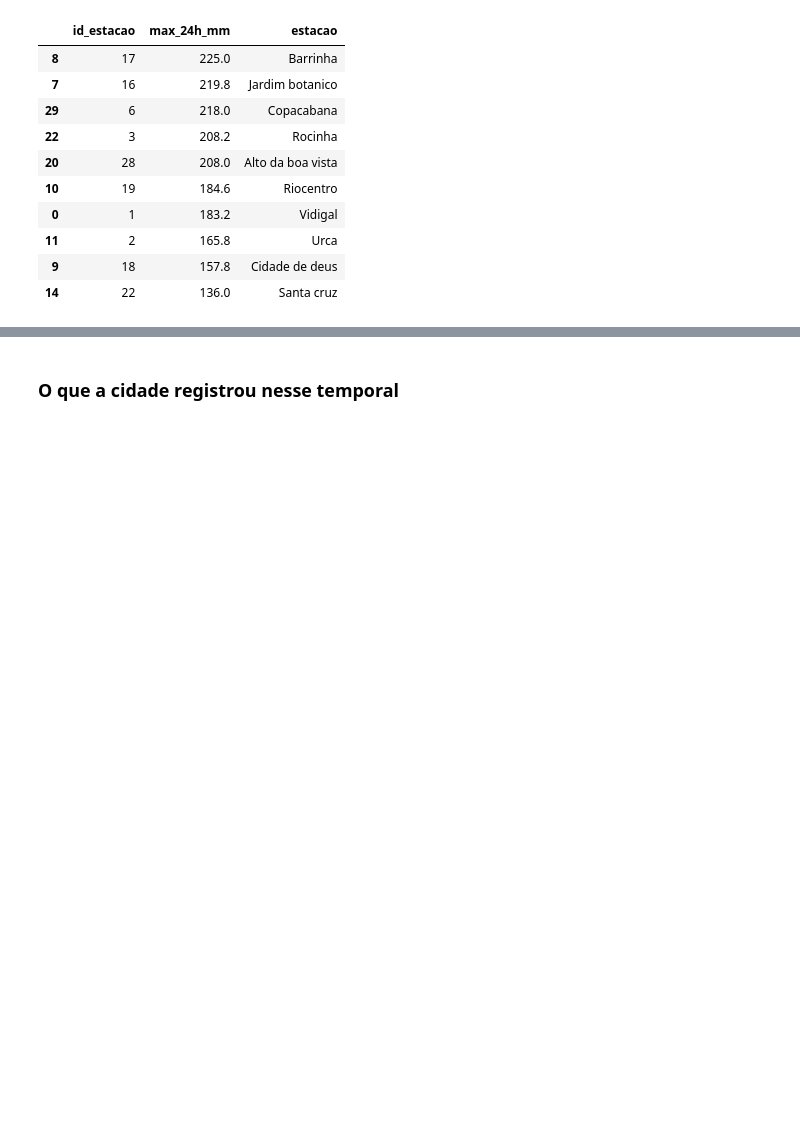
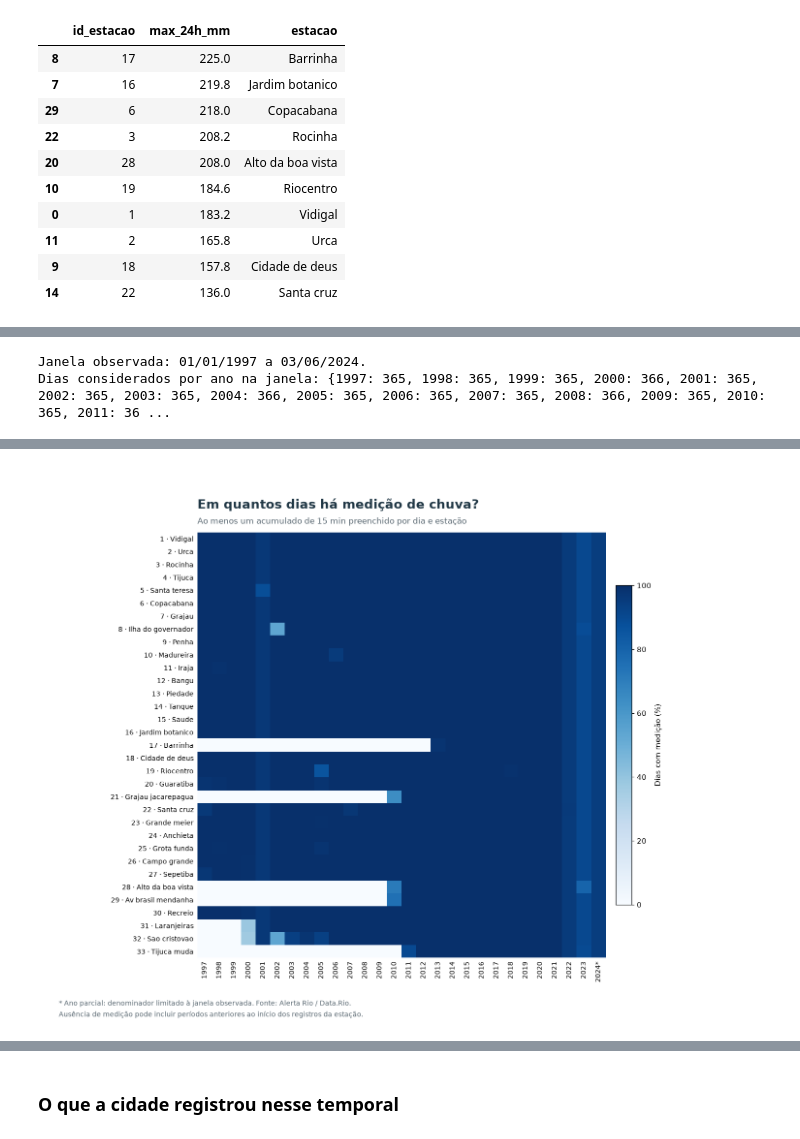
Before and after one commit to PedroVNeves/Quando_a_chuva_vira_problema, a Jupyter notebook: analise.ipynb, the cells around one changed output, grey strips where cells are left out. Cells and saved outputs as stored; diff of their text form; code cells hidden in the pictures; blank space fills up the shorter version.

Commit message:
Adiciona análise de cobertura diária da chuva por estação e ano

```diff
--- a/analise.ipynb
+++ b/analise.ipynb
@@ -459,0 +466,70 @@ chuva.head()
+# %%
+import matplotlib.pyplot as plt
+
+contagens_cobertura, limites_estacoes = [], []
+for id_estacao in sorted(ids_estacoes_chuva, key=int):
+    leituras_cobertura = ler_chuva_para_analise(ds.field("id_estacao") == id_estacao)
+    datas_cobertura = pd.to_datetime(leituras_cobertura["data_particao"])
+    dias_registrados = pd.DatetimeIndex(datas_cobertura.dropna().unique()).sort_values()
+    dias_medidos = pd.DatetimeIndex(datas_cobertura[
+        leituras_cobertura["acumulado_chuva_15_min"].notna()
+    ].dropna().unique())
+    limites_estacoes.append({
+        "id_estacao": id_estacao, "Primeiro registro": dias_registrados.min(),
+        "Último registro": dias_registrados.max(),
+        "Dias com registros": len(dias_registrados), "Dias com medição": len(dias_medidos),
+    })
+    for ano, quantidade in pd.Series(dias_medidos.year).value_counts().items():
+        contagens_cobertura.append({"id_estacao": id_estacao, "ano": int(ano),
+                                   "dias_medidos": int(quantidade)})
+
+resumo_cobertura_estacoes = pd.DataFrame(limites_estacoes)
+inicio_cobertura = resumo_cobertura_estacoes["Primeiro registro"].min()
+fim_cobertura = resumo_cobertura_estacoes["Último registro"].max()
+calendario_cobertura = pd.date_range(inicio_cobertura, fim_cobertura, freq="D")
+dias_por_ano = pd.Series(calendario_cobertura.year).value_counts().sort_index()
+ordem_estacoes = sorted(ids_estacoes_chuva, key=int)
+dias_por_estacao_ano = pd.DataFrame(contagens_cobertura).pivot(
+    index="id_estacao", columns="ano", values="dias_medidos",
+).reindex(index=ordem_estacoes, columns=dias_por_ano.index).fillna(0)
+cobertura_estacao_ano = dias_por_estacao_ano.div(dias_por_ano, axis="columns") * 100
+
+nomes_estacoes = estacoes.set_index("id_estacao")["estacao"]
+resumo_cobertura_estacoes.insert(1, "Estação", resumo_cobertura_estacoes["id_estacao"].map(nomes_estacoes))
+resumo_cobertura_estacoes["Dias com medição (%)"] = (
+    100 * resumo_cobertura_estacoes["Dias com medição"] / len(calendario_cobertura)
+).round(1)
+resumo_cobertura_estacoes["Primeiro registro"] = resumo_cobertura_estacoes["Primeiro registro"].dt.date
+resumo_cobertura_estacoes["Último registro"] = resumo_cobertura_estacoes["Último registro"].dt.date
+print(f"Janela observada: {inicio_cobertura:%d/%m/%Y} a {fim_cobertura:%d/%m/%Y}.")
+print("Dias considerados por ano na janela:", dias_por_ano.to_dict())
+display(resumo_cobertura_estacoes)
+
+fig_cobertura, ax_cobertura = plt.subplots(figsize=(13, 10.5))
+imagem_cobertura = ax_cobertura.imshow(cobertura_estacao_ano.to_numpy(),
+    aspect="auto", cmap="Blues", vmin=0, vmax=100, interpolation="nearest")
+ax_cobertura.set_yticks(range(len(ordem_estacoes)),
+    [f"{id_} · {nomes_estacoes.loc[id_]}" for id_ in ordem_estacoes], fontsize=9)
+rotulos_anos = [str(ano) + ("*" if dias_por_ano.loc[ano] < pd.Timestamp(ano, 12, 31).dayofyear else "")
+                for ano in dias_por_ano.index]
+ax_cobertura.set_xticks(range(len(rotulos_anos)), rotulos_anos, rotation=90, fontsize=9)
+ax_cobertura.tick_params(axis="both", length=0, pad=5)
+ax_cobertura.set_title("Em quantos dias há medição de chuva?", loc="left",
+    fontsize=17, fontweight="bold", color="#203745", pad=32)
+ax_cobertura.text(0, 1.02, "Ao menos um acumulado de 15 min preenchido por dia e estação",
+    transform=ax_cobertura.transAxes, fontsize=11, color="#52616b")
+barra_cobertura = fig_cobertura.colorbar(imagem_cobertura, ax=ax_cobertura, pad=0.02, shrink=0.75)
+barra_cobertura.set_label("Dias com medição (%)")
+for borda in ax_cobertura.spines.values():
+    borda.set_visible(False)
+fig_cobertura.text(0.03, 0.035,
+    "* Ano parcial: denominador limitado à janela observada. Fonte: Alerta Rio / Data.Rio.",
+    fontsize=9, color="#52616b")
+fig_cobertura.text(0.03, 0.015,
+    "Ausência de medição pode incluir períodos anteriores ao início dos registros da estação.",
+    fontsize=9, color="#52616b")
+fig_cobertura.subplots_adjust(left=0.23, right=0.94, bottom=0.12, top=0.88)
+plt.show()
+# %% [output]
+Janela observada: 01/01/1997 a 03/06/2024.
+Dias considerados por ano na janela: {1997: 365, 1998: 365, 1999: 365, 2000: 366, 2001: 365, 2002: 365, 2003: 365, 2004: 366, 2005: 365, 2006: 365, 2007: 365, 2008: 366, 2009: 365, 2010: 365, 2011: 36 ...
@@ -459,0 +553 @@ chuva.head()
+[figure, added]
```
Also changed, not shown: parts of 3 cells of this notebook.
